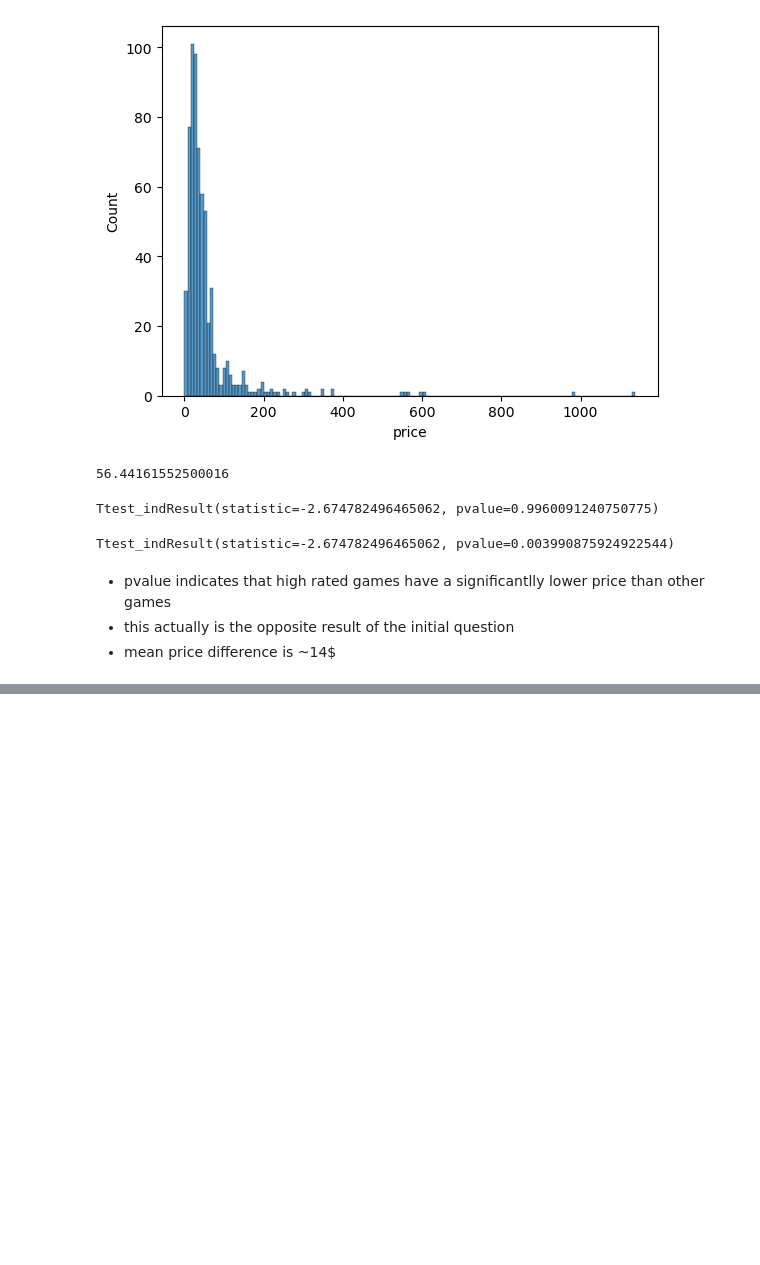
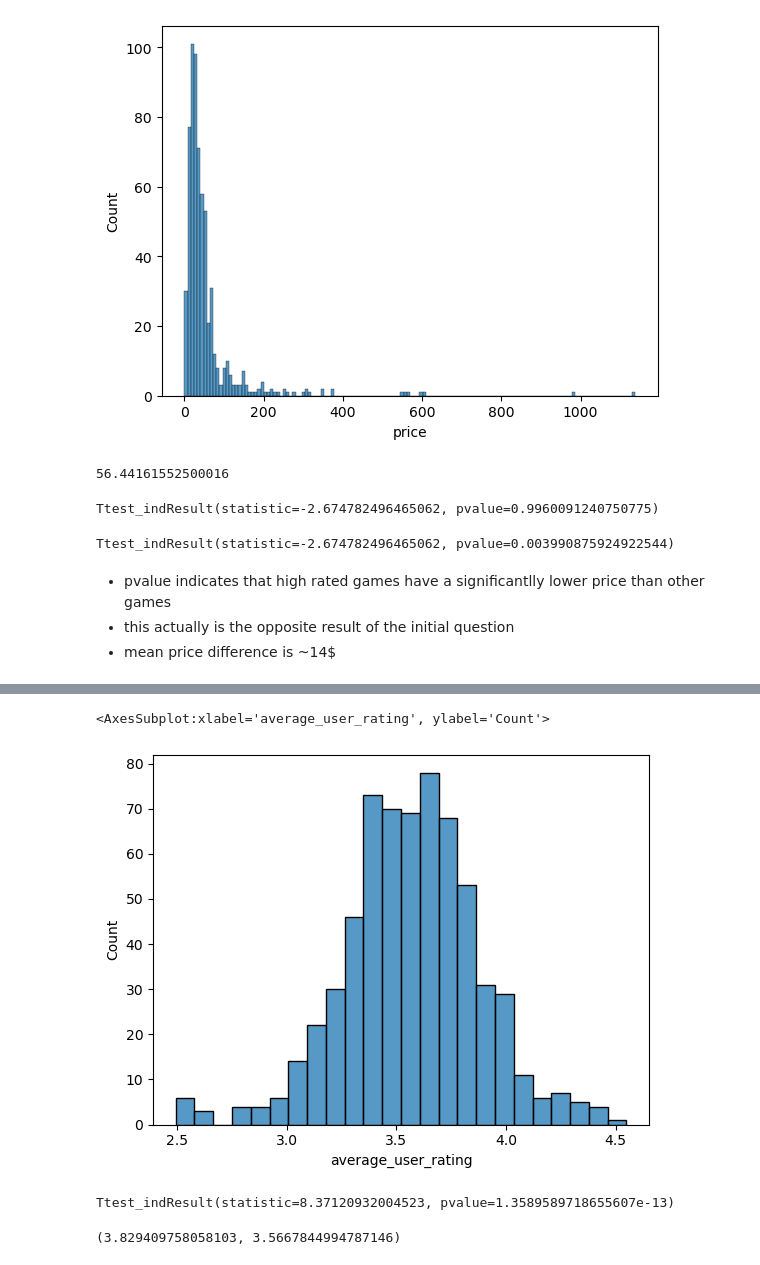
Before and after one commit to Andy-Jensen/board-game-project, a Jupyter notebook: explore.ipynb, the cells around one changed output, grey strips where cells are left out. Drawn from its saved outputs; the diff is of its cells as text; code cells hidden in the pictures; blank space fills up the shorter version.

```diff
--- a/explore.ipynb
+++ b/explore.ipynb
@@ -189,0 +267,13 @@ Ttest_indResult(statistic=-2.674782496465062, pvalue=0.003990875924922544)
+# %%
+sns.histplot(lowrank)
+# %% [output]
+<AxesSubplot:xlabel='average_user_rating', ylabel='Count'>
+[figure, added]
+# %%
+stats.ttest_ind(hirank, lowrank, alternative='greater', equal_var=False)
+# %% [output]
+Ttest_indResult(statistic=8.37120932004523, pvalue=1.3589589718655607e-13)
+# %%
+hirank.mean(), lowrank.mean()
+# %% [output]
+(3.829409758058103, 3.5667844994787146)
```
Also changed, not shown: parts of 27 cells of this notebook.
